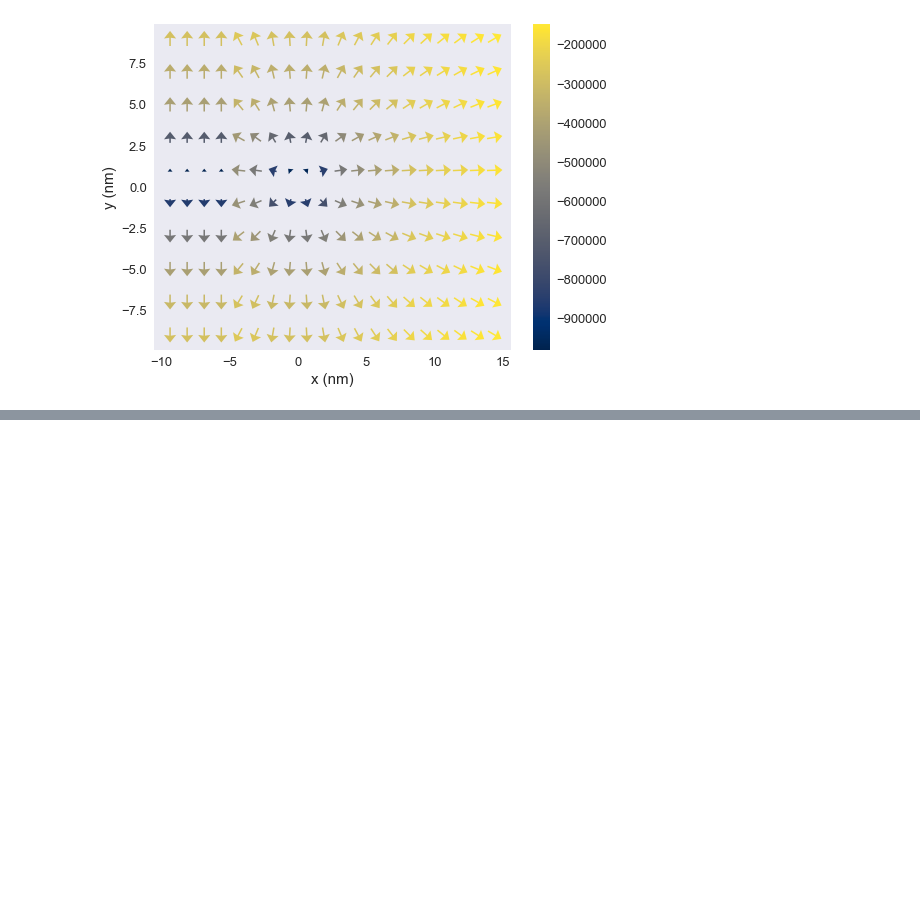
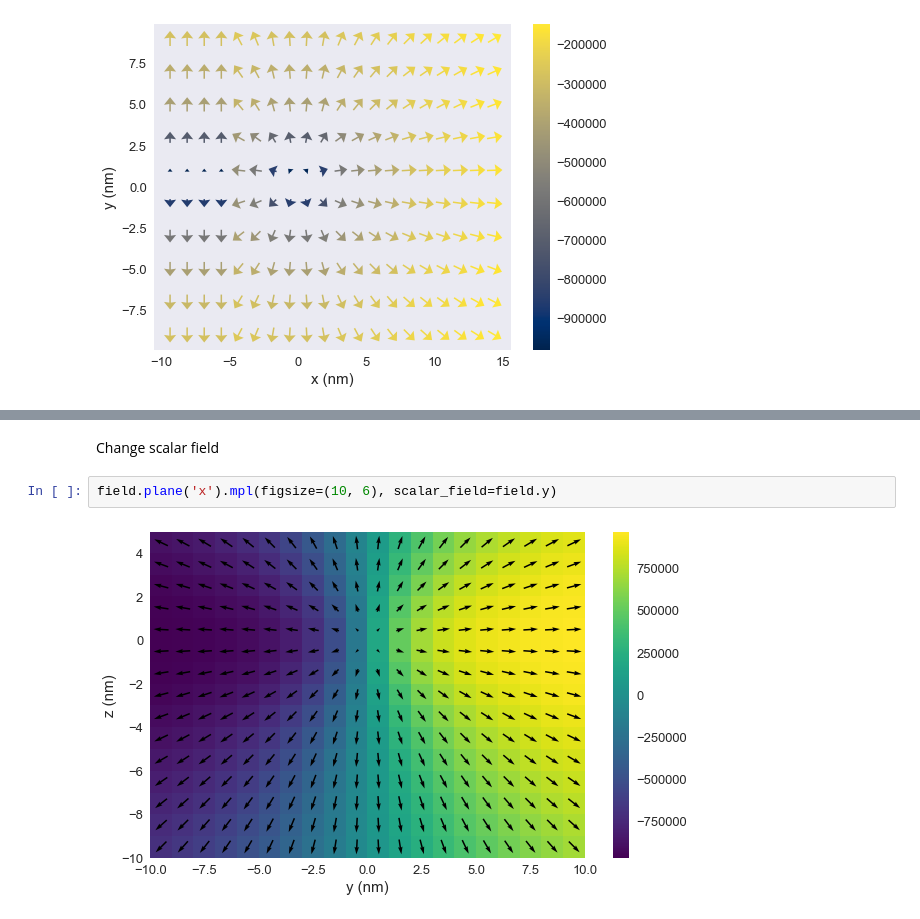
Before and after one commit to ubermag/discretisedfield, a Jupyter notebook: dev/mpl-plotting.ipynb, the cells around one changed output, grey strips where cells are left out. Drawn from its saved outputs; the diff is of its cells as text; blank space fills up the shorter version.

```diff
--- a/dev/mpl-plotting.ipynb
+++ b/dev/mpl-plotting.ipynb
@@ -165,0 +184,6 @@ field.plane('z', n=(20, 10)).mpl_vector(headwidth=8)
+# %% [markdown]
+Change scalar field
+# %%
+field.plane('x').mpl(figsize=(10, 6), scalar_field=field.y)
+# %% [output]
+[figure, added]
```
Also changed, not shown: parts of 33 cells of this notebook, 1 other file.
